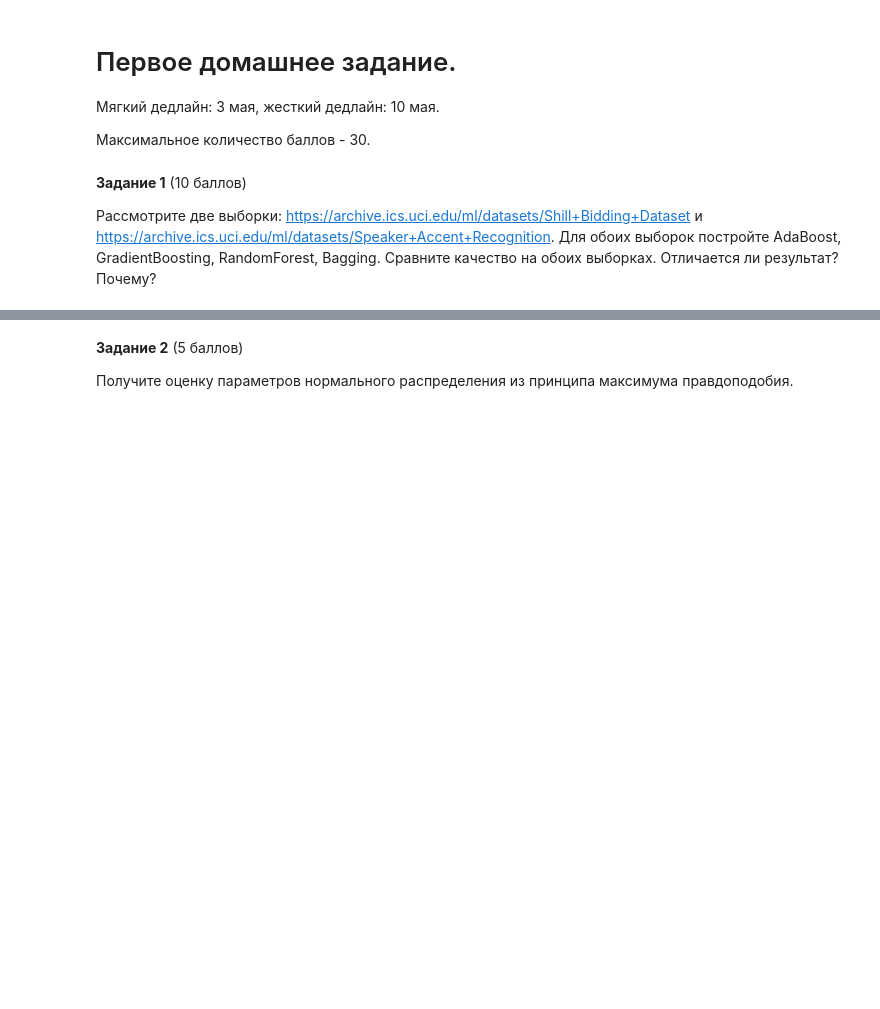
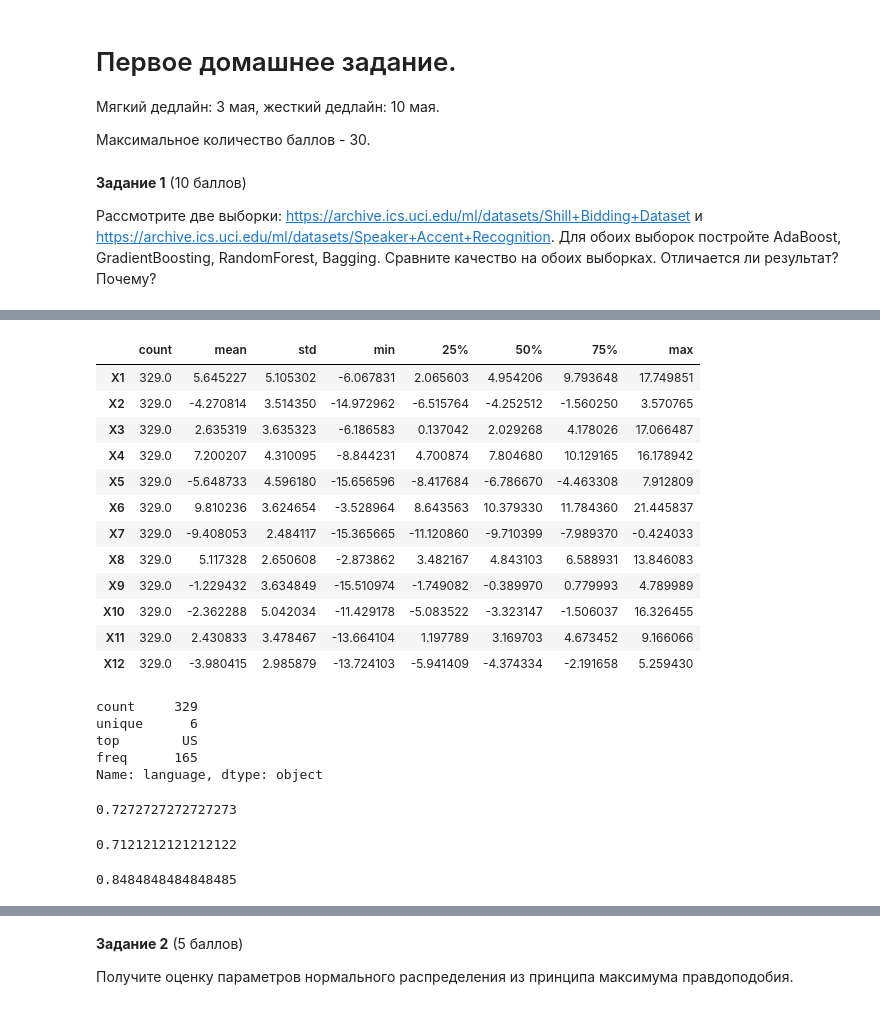
Before and after one commit to amhtj/DL-HSE, a Jupyter notebook: homeworks/sem2_hw1.ipynb, the cells around one changed output, grey strips where cells are left out. Cells and saved outputs as stored; diff of their text form; code cells hidden in the pictures; blank space fills up the shorter version.

```diff
--- a/homeworks/sem2_hw1.ipynb
+++ b/homeworks/sem2_hw1.ipynb
@@ -9,0 +79,3 @@
+# %%
+accent_data = pd.read_csv('../datasets/accent_mfcc_data_1.csv', sep=',')
+accent_data.tail()
@@ -9,0 +89,24 @@
+# %%
+accent_data.drop('language', axis=1).describe(include='all').T
+# %% [output]
+|  | count | mean | std | min | 25% | 50% | 75% | max |
+| X1 | 329.0 | 5.645227 | 5.105302 | -6.067831 | 2.065603 | 4.954206 | 9.793648 | 17.749851 |
+| X2 | 329.0 | -4.270814 | 3.514350 | -14.972962 | -6.515764 | -4.252512 | -1.560250 | 3.570765 |
+| X3 | 329.0 | 2.635319 | 3.635323 | -6.186583 | 0.137042 | 2.029268 | 4.178026 | 17.066487 |
+| X4 | 329.0 | 7.200207 | 4.310095 | -8.844231 | 4.700874 | 7.804680 | 10.129165 | 16.178942 |
+| X5 | 329.0 | -5.648733 | 4.596180 | -15.656596 | -8.417684 | -6.786670 | -4.463308 | 7.912809 |
+| X6 | 329.0 | 9.810236 | 3.624654 | -3.528964 | 8.643563 | 10.379330 | 11.784360 | 21.445837 |
+| X7 | 329.0 | -9.408053 | 2.484117 | -15.365665 | -11.120860 | -9.710399 | -7.989370 | -0.424033 |
+| X8 | 329.0 | 5.117328 | 2.650608 | -2.873862 | 3.482167 | 4.843103 | 6.588931 | 13.846083 |
+| X9 | 329.0 | -1.229432 | 3.634849 | -15.510974 | -1.749082 | -0.389970 | 0.779993 | 4.789989 |
+| X10 | 329.0 | -2.362288 | 5.042034 | -11.429178 | -5.083522 | -3.323147 | -1.506037 | 16.326455 |
+| X11 | 329.0 | 2.430833 | 3.478467 | -13.664104 | 1.197789 | 3.169703 | 4.673452 | 9.166066 |
+| X12 | 329.0 | -3.980415 | 2.985879 | -13.724103 | -5.941409 | -4.374334 | -2.191658 | 5.259430 |
+# %%
+accent_data['language'].describe(include='all').T
+# %% [output]
+count     329
+unique      6
+top        US
+freq      165
+Name: language, dtype: object
@@ -9,0 +119,23 @@
+# %%
+from sklearn.ensemble import AdaBoostClassifier
+from sklearn.tree import DecisionTreeClassifier
+
+clf = AdaBoostClassifier(estimator=DecisionTreeClassifier(max_depth=11), random_state=42)
+clf.fit(X_train, y_train)
+clf.score(X_test, y_test)
+# %% [output]
+0.7272727272727273
+# %%
+from sklearn.ensemble import GradientBoostingClassifier
+clf = GradientBoostingClassifier(random_state=42)
+clf.fit(X_train, y_train)
+clf.score(X_test, y_test)
+# %% [output]
+0.7121212121212122
+# %%
+from sklearn.ensemble import RandomForestClassifier
+clf = RandomForestClassifier(random_state=42, max_depth=12)
+clf.fit(X_train, y_train)
+clf.score(X_test, y_test)
+# %% [output]
+0.8484848484848485
```
Also changed, not shown: parts of 13 cells of this notebook, 2 other files.
